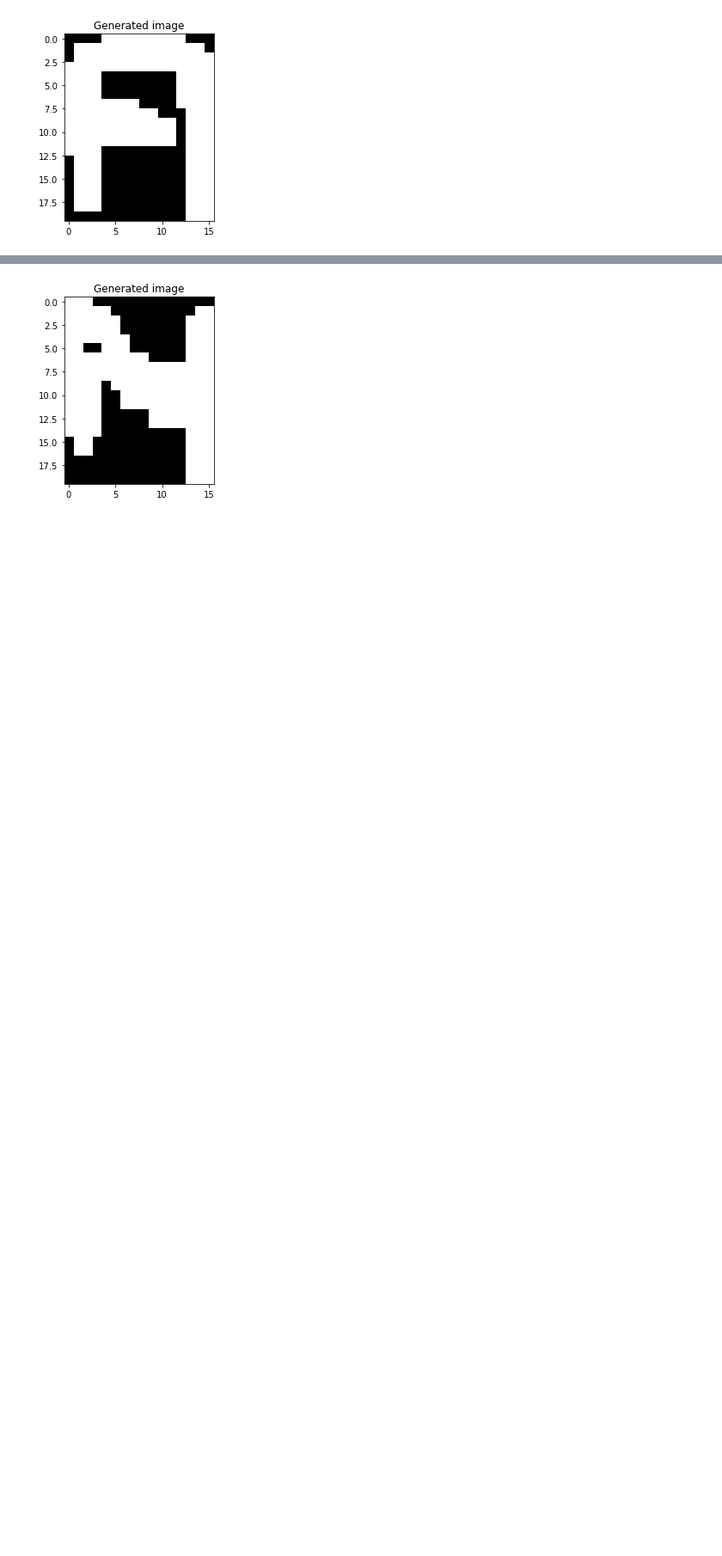
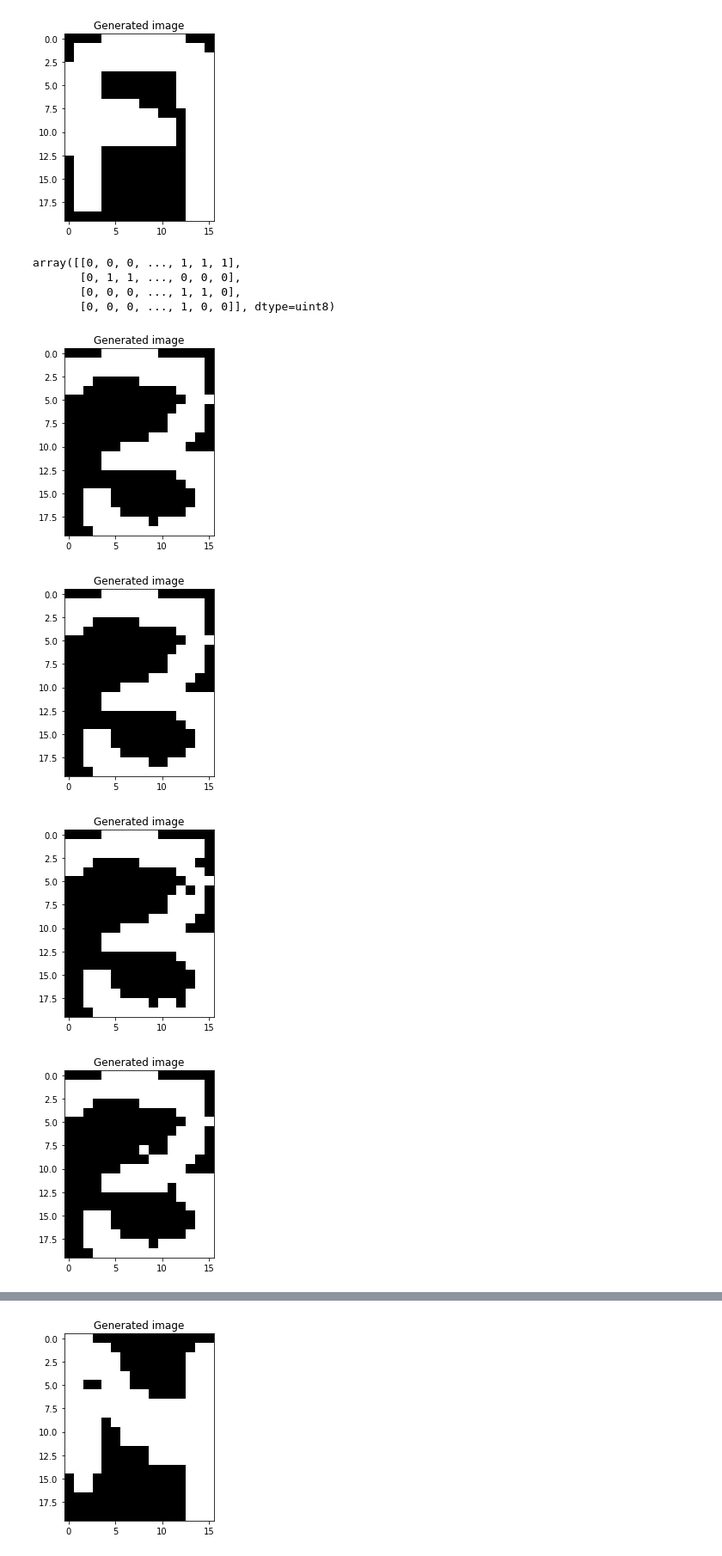
Before and after one commit to Hadiosj/Deep_Learning2, a Jupyter notebook: my_work.ipynb, the cells around one changed output, grey strips where cells are left out. Shown: that part at 86% size. Drawn from its saved outputs; the diff is of its cells as text; code cells hidden in the pictures; blank space fills up the shorter version.

```diff
--- a/my_work.ipynb
+++ b/my_work.ipynb
@@ -283,0 +287,18 @@ dbn1 = dbn1.train_DBN(inputs1, 500, 0.01, 6)
+# %%
+inputs2
+# %% [output]
+array([[0, 0, 0, ..., 1, 1, 1],
+       [0, 1, 1, ..., 0, 0, 0],
+       [0, 0, 0, ..., 1, 1, 0],
+       [0, 0, 0, ..., 1, 0, 0]], dtype=uint8)
+# %%
+shapes_list1=[320, 150, 10]
+dnn1 = DNN(nb_layers=2,shapes_list=shapes_list1)
+# dnn1 = dnn1.pretrain_DNN(X_train_input,epochs=100,batch_size=64)
+dnn1.dbn = dnn1.dbn.train_DBN(inputs2, 500, 0.01, 6)
+bruh = dnn1.dbn.generer_image_DBN(300, 5 , 20, 16)
+# %% [output]
+[figure, added]
+[figure, added]
+[figure, added]
+[figure, added]
```
Also changed, not shown: parts of 10 cells of this notebook.
